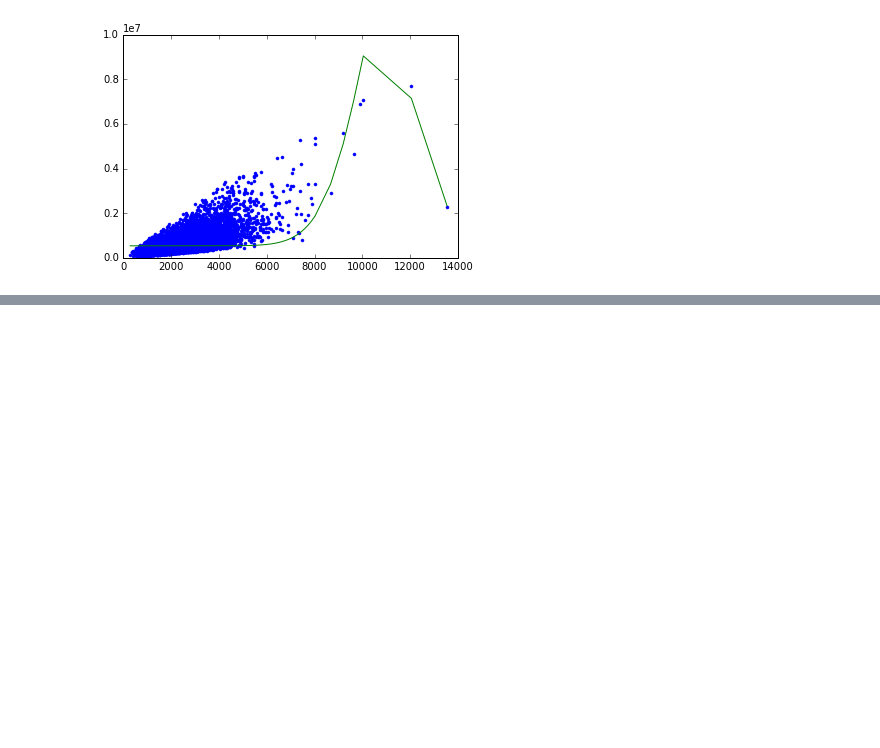
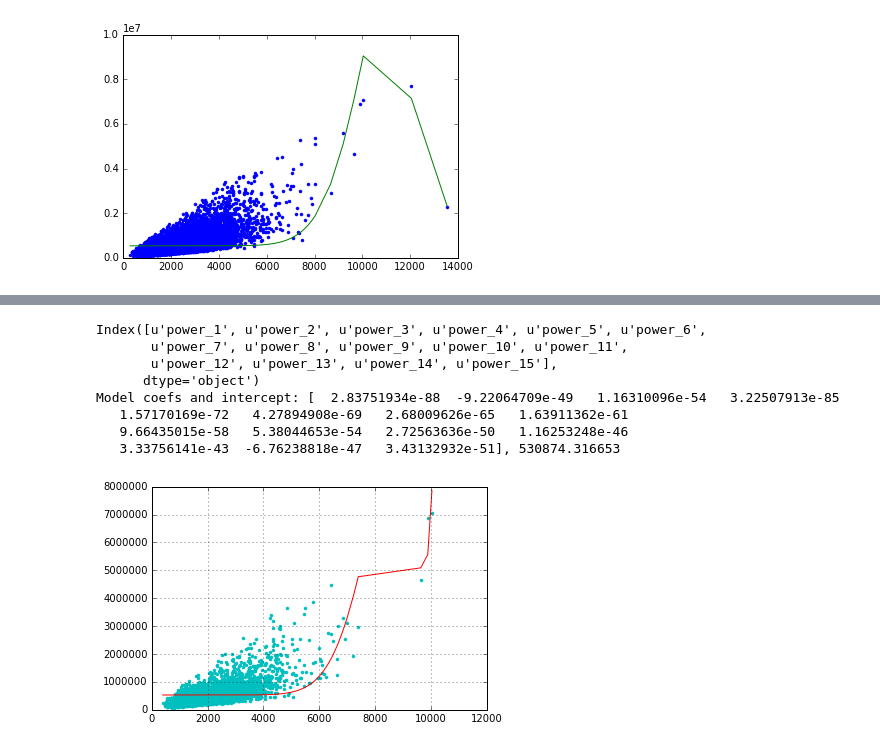
Before and after one commit to Nafisur-jspl/ML_specialization, a Jupyter notebook: 2_regression/week_3_assessing_performance/week-3-assessing-performance-assignment-1.ipynb, the cells around one changed output, grey strips where cells are left out. Cells and saved outputs as stored; diff of their text form; code cells hidden in the pictures; blank space fills up the shorter version.

```diff
--- a/2_regression/week_3_assessing_performance/week-3-assessing-performance-assignment-1.ipynb
+++ b/2_regression/week_3_assessing_performance/week-3-assessing-performance-assignment-1.ipynb
@@ -201,0 +225,12 @@ Model coefs and intercept: [  4.56404164e-91  -2.69272563e-50   8.00907496e-56
+# %%
+set3_model_poly15 = polynomial_checker(set3_data, 15, "c")[0]
+# %% [output]
+Index([u'power_1', u'power_2', u'power_3', u'power_4', u'power_5', u'power_6',
+       u'power_7', u'power_8', u'power_9', u'power_10', u'power_11',
+       u'power_12', u'power_13', u'power_14', u'power_15'],
+      dtype='object')
+Model coefs and intercept: [  2.83751934e-88  -9.22064709e-49   1.16310096e-54   3.22507913e-85
+   1.57170169e-72   4.27894908e-69   2.68009626e-65   1.63911362e-61
+   9.66435015e-58   5.38044653e-54   2.72563636e-50   1.16253248e-46
+   3.33756141e-43  -6.76238818e-47   3.43132932e-51], 530874.316653
+[figure, added]
```
Also changed, not shown: parts of 26 cells of this notebook.
